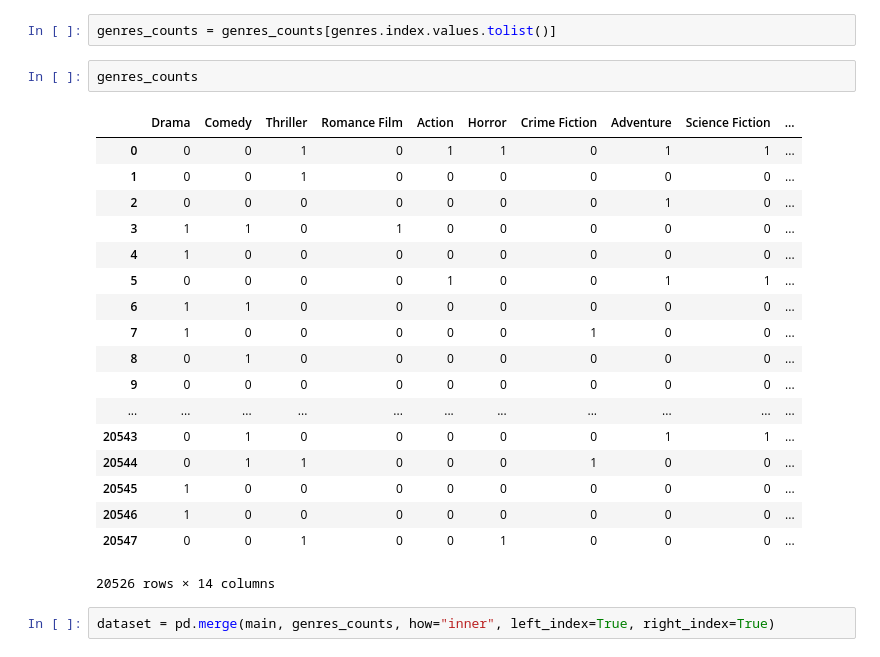
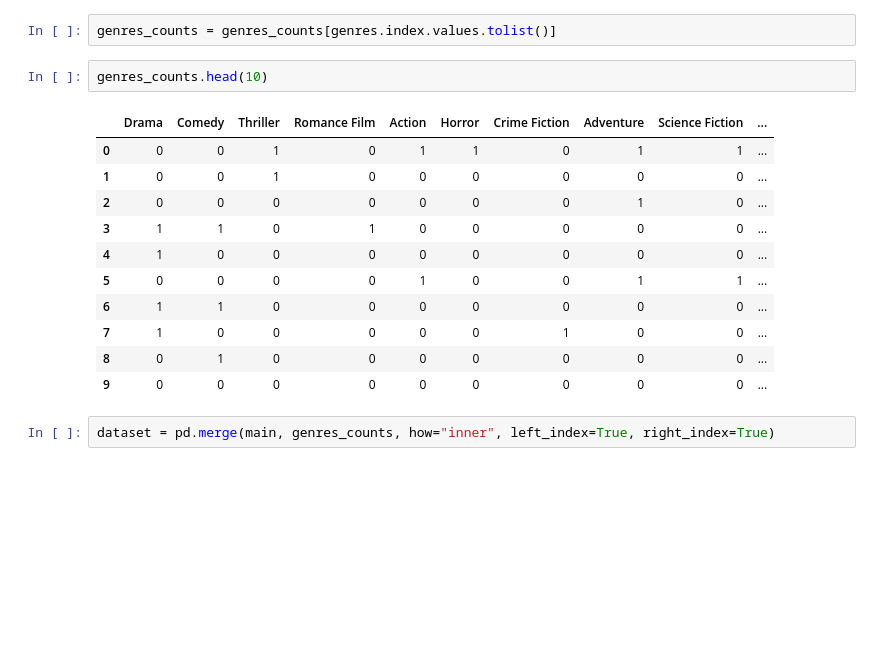
Before and after one commit to sanchitgera/MovieGenrePrediction, a Jupyter notebook: main.ipynb, the cells around one changed output. Saved outputs shown, nothing was run; the diff lists cells and outputs as text; blank space fills up the shorter version.

```diff
--- a/main.ipynb
+++ b/main.ipynb
@@ -222,26 +224,19 @@ dtype: int64
 # %%
 genres_counts = genres_counts[genres.index.values.tolist()]
 # %%
-genres_counts
+genres_counts.head(10)
 # %% [output]
 |  | Drama | Comedy | Thriller | Romance Film | Action | Horror | Crime Fiction | Adventure | Science Fiction | ... |
 | 0 | 0 | 0 | 1 | 0 | 1 | 1 | 0 | 1 | 1 | ... |
 | 1 | 0 | 0 | 1 | 0 | 0 | 0 | 0 | 0 | 0 | ... |
 | 2 | 0 | 0 | 0 | 0 | 0 | 0 | 0 | 1 | 0 | ... |
 | 3 | 1 | 1 | 0 | 1 | 0 | 0 | 0 | 0 | 0 | ... |
 | 4 | 1 | 0 | 0 | 0 | 0 | 0 | 0 | 0 | 0 | ... |
 | 5 | 0 | 0 | 0 | 0 | 1 | 0 | 0 | 1 | 1 | ... |
 | 6 | 1 | 1 | 0 | 0 | 0 | 0 | 0 | 0 | 0 | ... |
 | 7 | 1 | 0 | 0 | 0 | 0 | 0 | 1 | 0 | 0 | ... |
 | 8 | 0 | 1 | 0 | 0 | 0 | 0 | 0 | 0 | 0 | ... |
 | 9 | 0 | 0 | 0 | 0 | 0 | 0 | 0 | 0 | 0 | ... |
-| ... | ... | ... | ... | ... | ... | ... | ... | ... | ... | ... |
-| 20543 | 0 | 1 | 0 | 0 | 0 | 0 | 0 | 1 | 1 | ... |
-| 20544 | 0 | 1 | 1 | 0 | 0 | 0 | 1 | 0 | 0 | ... |
-| 20545 | 1 | 0 | 0 | 0 | 0 | 0 | 0 | 0 | 0 | ... |
-| 20546 | 1 | 0 | 0 | 0 | 0 | 0 | 0 | 0 | 0 | ... |
-| 20547 | 0 | 0 | 1 | 0 | 0 | 1 | 0 | 0 | 0 | ... |
-20526 rows × 14 columns
 # %%
 dataset = pd.merge(main, genres_counts, how="inner", left_index=True, right_index=True)
 # %%
```
Also changed, not shown: parts of 21 cells of this notebook, 2 other files.
